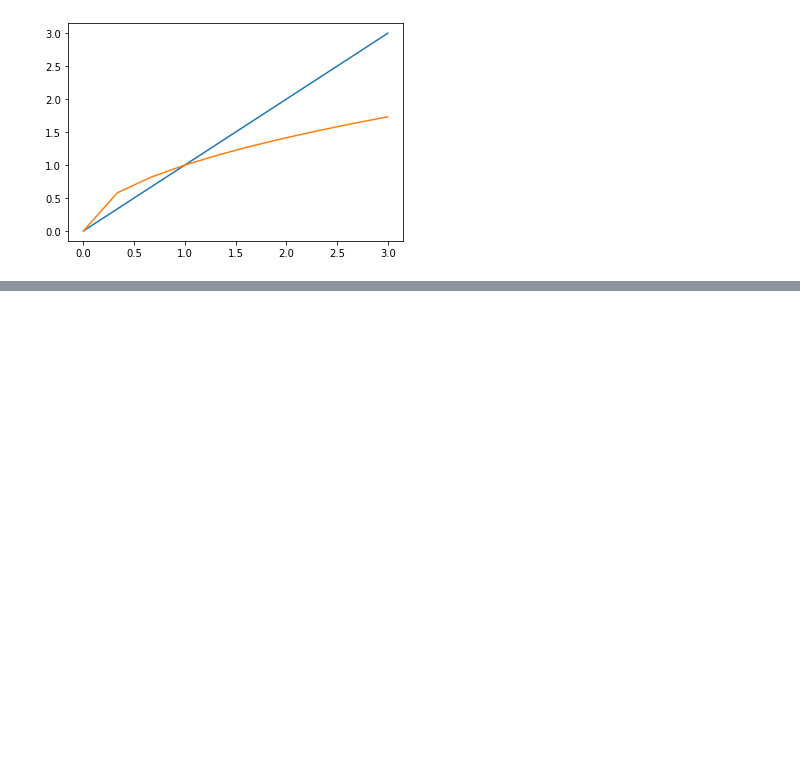
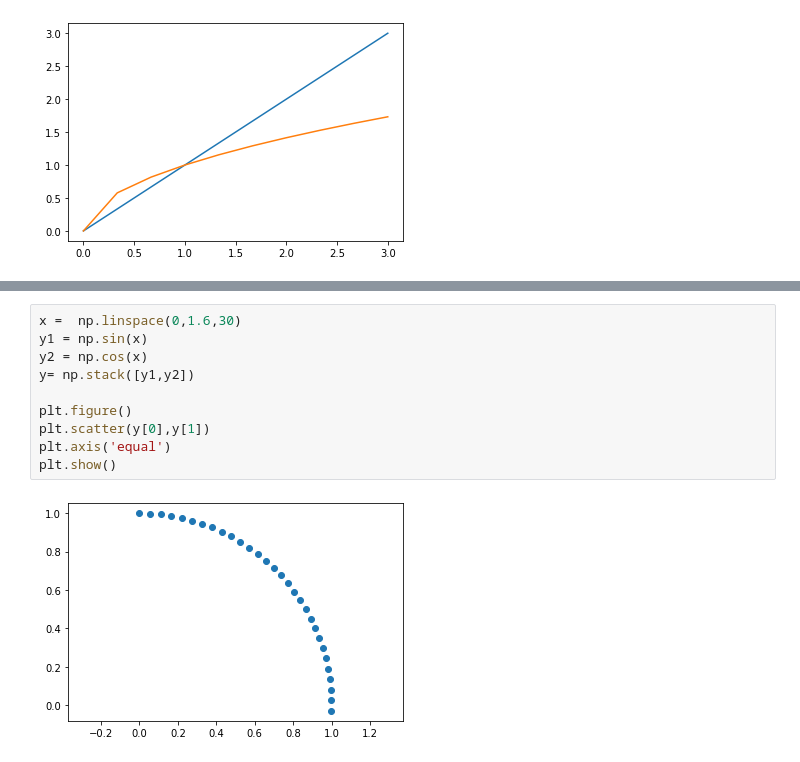
Before and after one commit to bosunKwak/Brno_Machine-Learning, a Jupyter notebook: python_for_ML2.ipynb, the cells around one changed output, grey strips where cells are left out. Saved outputs shown, nothing was run; the diff lists cells and outputs as text; blank space fills up the shorter version.

```diff
--- a/python_for_ML2.ipynb
+++ b/python_for_ML2.ipynb
@@ -26,0 +58,12 @@ plt.show()
+# %%
+x =  np.linspace(0,1.6,30)
+y1 = np.sin(x)
+y2 = np.cos(x)
+y= np.stack([y1,y2])
+
+plt.figure()
+plt.scatter(y[0],y[1])
+plt.axis('equal')
+plt.show()
+# %% [output]
+[figure, added]
```
Also changed, not shown: parts of 5 cells of this notebook.
